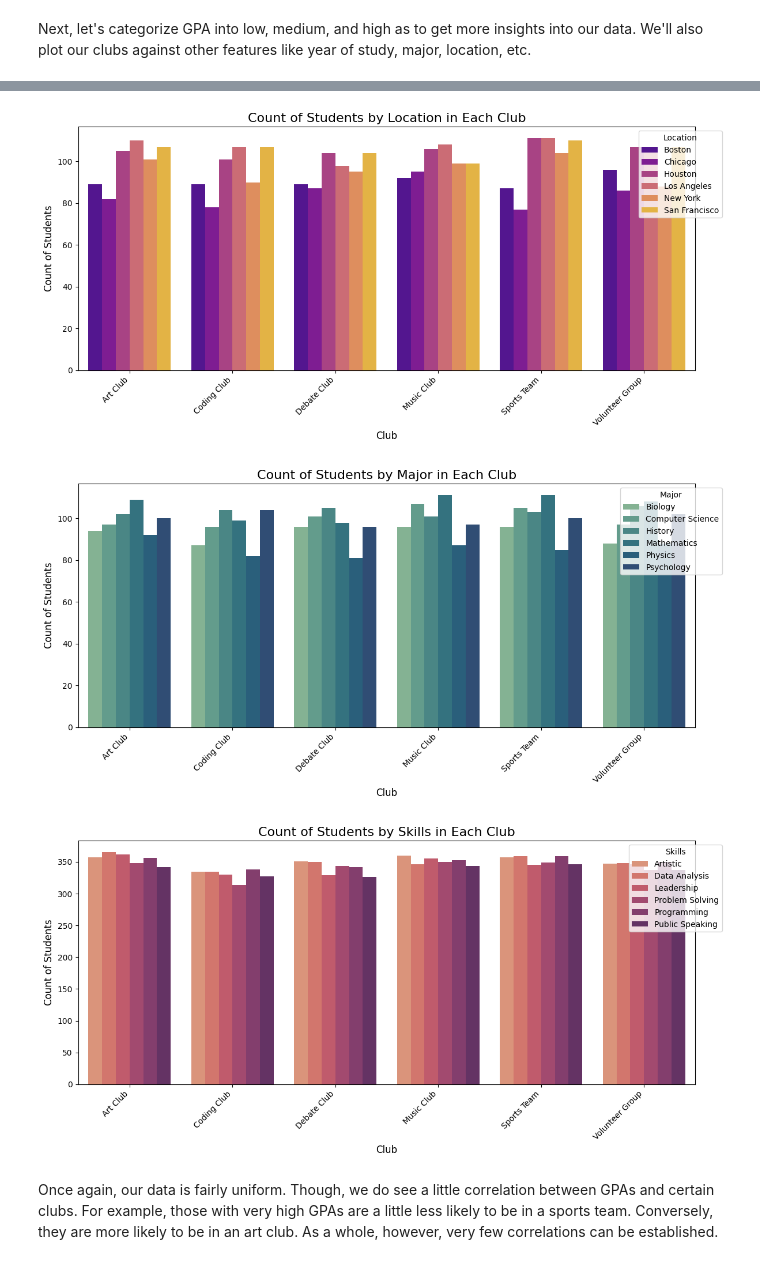
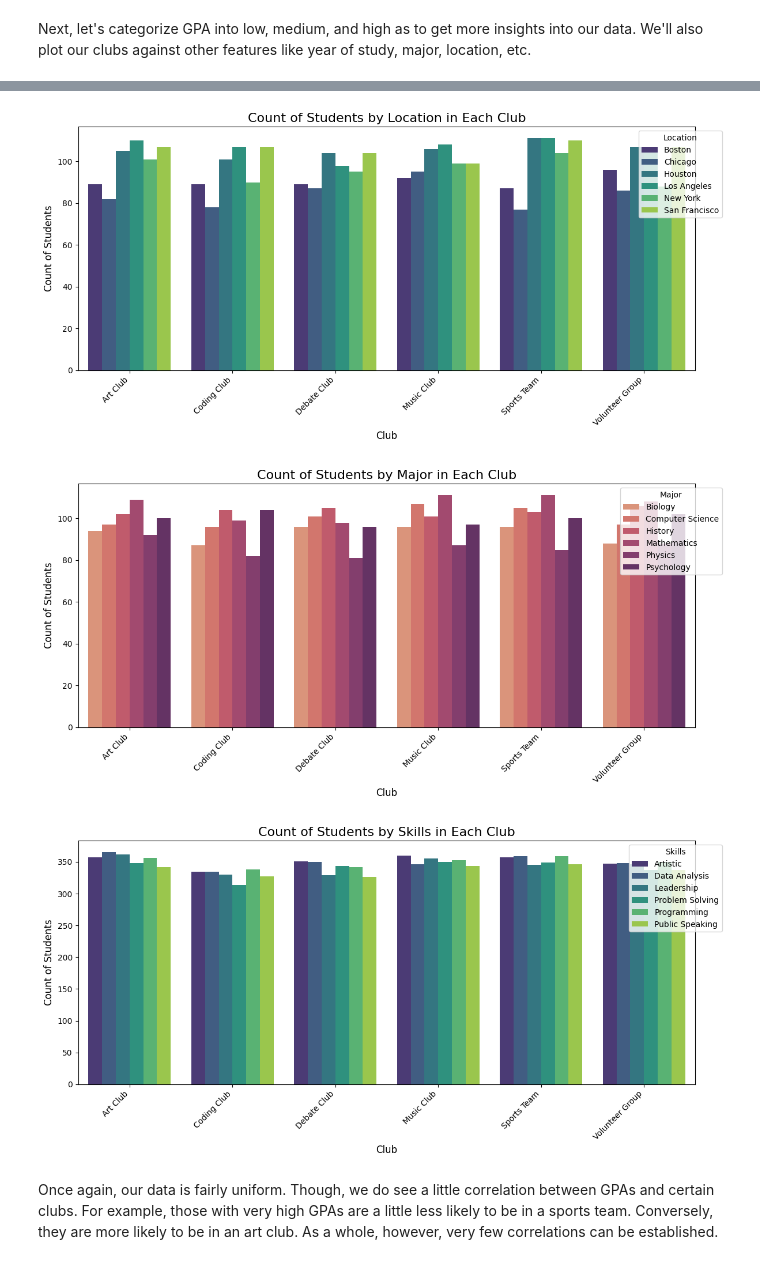
Before and after one commit to noahvezina26/student-clubs-ml, a Jupyter notebook: project.ipynb, the cells around one changed output, grey strips where cells are left out. Saved outputs shown, nothing was run; the diff lists cells and outputs as text; code cells hidden in the pictures.

```diff
--- a/project.ipynb
+++ b/project.ipynb
@@ -289,39 +294,39 @@ plot_club_counts(
 
 plot_club_counts(
     data=df_exploded,
     group_by=['Location', 'ClubMemberships'],
     hue='Location',
-    palette="plasma",
+    palette="viridis",
     title='Count of Students by Location in Each Club',
     legend_title='Location'
 )
 
 plot_club_counts(
     data=df_exploded,
     group_by=['Major', 'ClubMemberships'],
     hue='Major',
-    palette="crest",
+    palette="flare",
     title='Count of Students by Major in Each Club',
     legend_title='Major'
 )
 
 df_exploded['Skills'] = df_exploded['Skills'].str.split(', ')
 df_exploded_skills = df_exploded.explode('Skills')
 
 plot_club_counts(
     data=df_exploded_skills,
     group_by=['Skills', 'ClubMemberships'],
     hue='Skills',
-    palette="flare",
+    palette="viridis",
     title='Count of Students by Skills in Each Club',
     legend_title='Skills'
 )
 # %% [output]
 [figure]
 [figure]
-[figure, old version]
+[figure, new version]
-[figure, old version]
+[figure, new version]
-[figure, old version]
+[figure, new version]
 # %% [markdown]
 Once again, our data is fairly uniform. Though, we do see a little correlation between GPAs and certain clubs. For example, those with very high GPAs are a little less likely to be in a sports team. Conversely, they are more likely to be in an art club. As a whole, however, very few correlations can be established.
 # %% [markdown]
```
Also changed, not shown: parts of 2 cells of this notebook.
